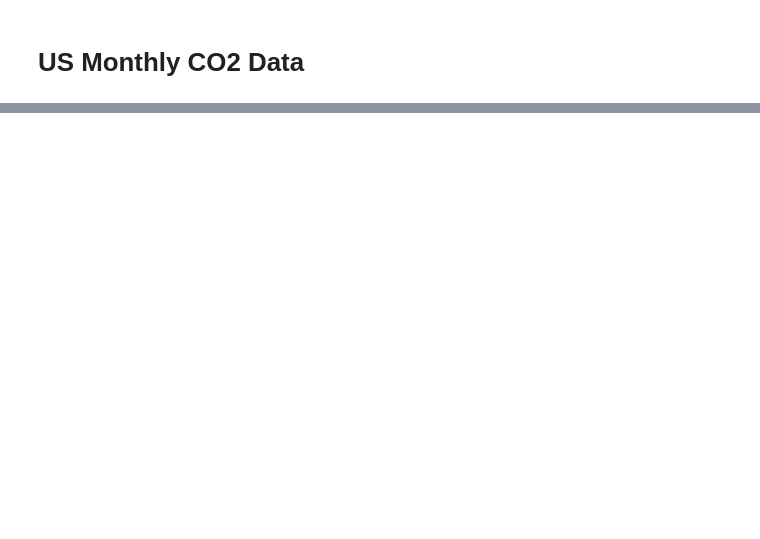
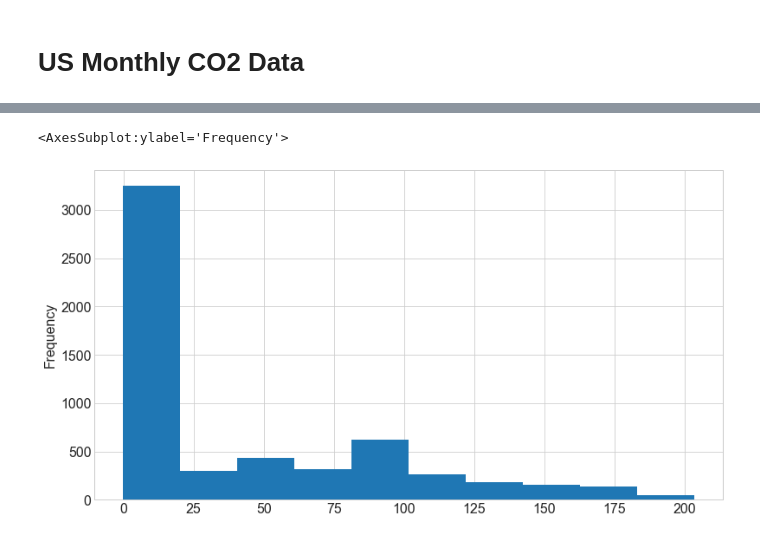
Before and after one commit to jamesallen0351/individual-project, a Jupyter notebook: us_monthly_co2_data.ipynb, the cells around one changed output, grey strips where cells are left out. Saved outputs shown, nothing was run; the diff lists cells and outputs as text; code cells hidden in the pictures; blank space fills up the shorter version.

```diff
--- a/us_monthly_co2_data.ipynb
+++ b/us_monthly_co2_data.ipynb
@@ -191,0 +226,4 @@ df = df.set_index('date')
+# %%
+# We'll store our target in a variable named y for ease of access.
+y = train.co2
+y.head() # check_yo_head
@@ -191,0 +238,6 @@ df = df.set_index('date')
+# %%
+# make a histogram to show the distribution of our target variable
+y.plot.hist()
+# %% [output]
+<AxesSubplot:ylabel='Frequency'>
+[figure, added]
```
Also changed, not shown: parts of 103 cells of this notebook, 1 other file.
